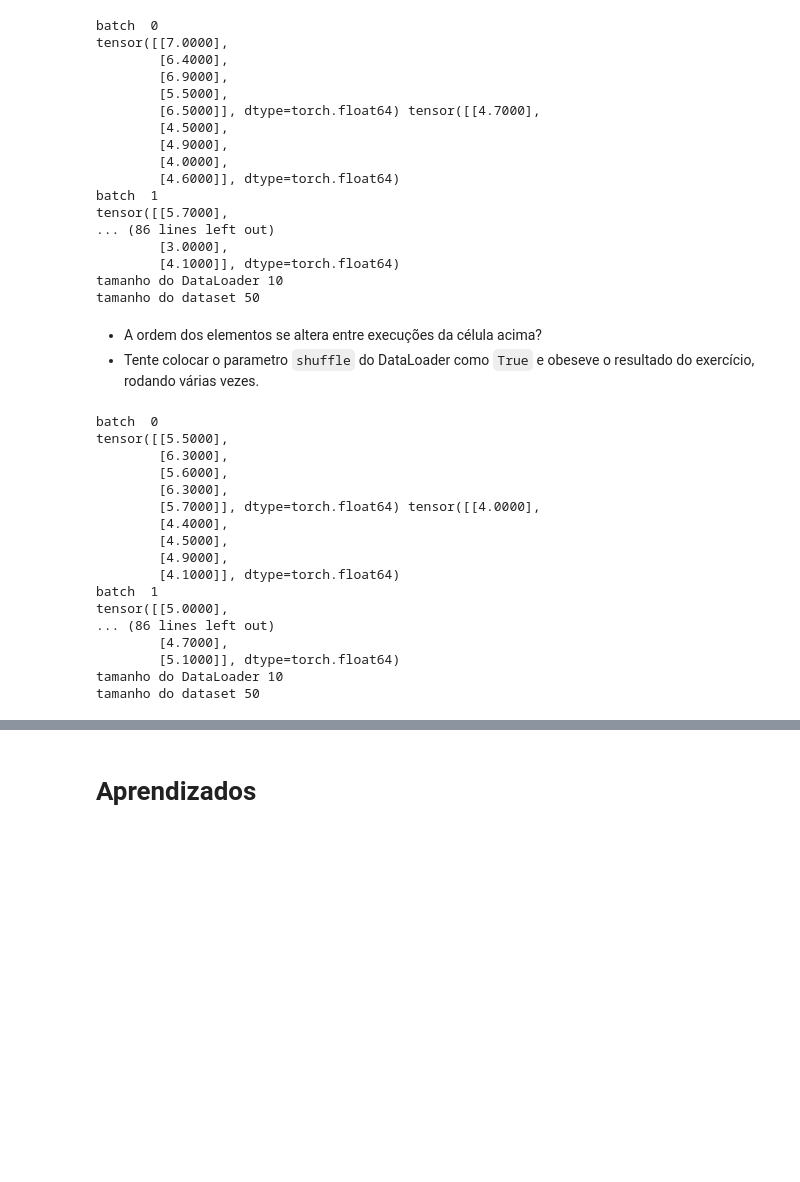
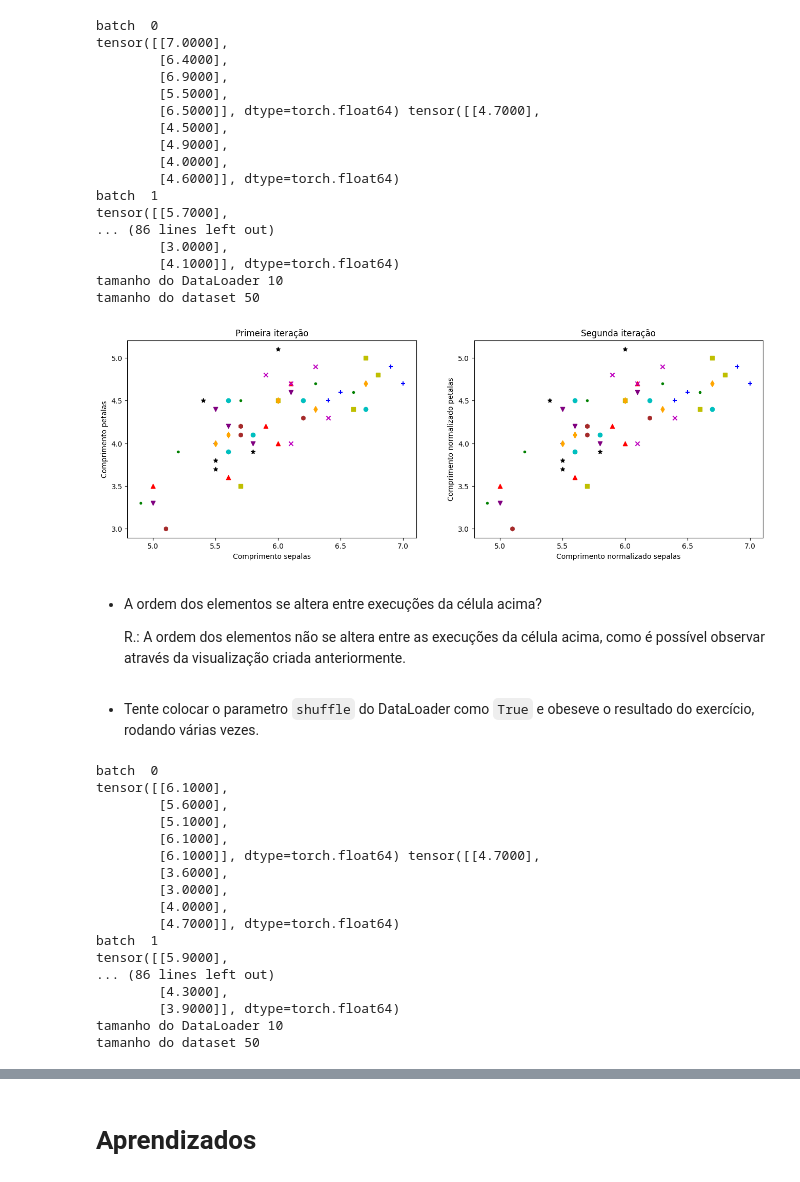
Before and after one commit to davidsonsantana89/RNA-e-Deep-Learning---CESAR-School-2023.02, a Jupyter notebook: Atividade Aula 3.3/dass_3_3_datasets_e_dataloaders.ipynb, the cells around one changed output, grey strips where cells are left out. Drawn from its saved outputs; the diff is of its cells as text; code cells hidden in the pictures; blank space fills up the shorter version.

```diff
--- a/Atividade Aula 3.3/dass_3_3_datasets_e_dataloaders.ipynb
+++ b/Atividade Aula 3.3/dass_3_3_datasets_e_dataloaders.ipynb
@@ -367,8 +367,40 @@ tensor([[5.7000],
         [4.1000]], dtype=torch.float64)
 tamanho do DataLoader 10
 tamanho do dataset 50
+# %%
+color = ["b", "g", "r", "c", "m", "y", "k", "orange", "purple", "brown"]
+mark = ['+', '.', '^', 'o', 'x', 's', '*', 'd', 'v', 'h']
+fig = plt.figure(figsize=(16,5))
+ax1 = fig.add_subplot(1,2,1)
+ax1.set_xlabel('Comprimento sepalas')
+ax1.set_ylabel('Comprimento petalas')
+ax1.set_title('Primeira iteração')
+
+for i,data in enumerate(data_loader):
+    # separa a tupla em petalas e sépalas
+    data_batch, targets_batch = data
+
+    ax1.scatter(data_batch, targets_batch, c=color[i], marker=mark[i])
+
+
+ax2 = fig.add_subplot(1,2,2)
+ax2.set_xlabel('Comprimento normalizado sepalas')
+ax2.set_ylabel('Comprimento normalizado petalas')
+ax2.set_title('Segunda iteração')
+
+for i,data in enumerate(data_loader):
+    # separa a tupla em petalas e sépalas
+    data_batch, targets_batch = data
+
+    ax2.scatter(data_batch, targets_batch, c=color[i], marker=mark[i])
+# %% [output]
+[figure, added]
+# %% [markdown]
+- A ordem dos elementos se altera entre execuções da célula acima?
+
+    R.: A ordem dos elementos não se altera entre as execuções da célula acima,
+    como é possível observar através da visualização criada anteriormente.
 # %% [markdown]
-- A ordem dos elementos se altera entre execuções da célula acima?
 - Tente colocar o parametro `shuffle` do DataLoader como `True` e obeseve o resultado do exercício, rodando várias vezes.
 # %%
 # -- Defina aqui seu DataLoader com batches de 5 elementos cada ---
@@ -390,19 +422,19 @@ print('tamanho do DataLoader', len(data_loader))
 print('tamanho do dataset', n_samples)
 # %% [output]
 batch  0
-tensor([[5.5000],
-        [6.3000],
+tensor([[6.1000],
         [5.6000],
-        [6.3000],
-        [5.7000]], dtype=torch.float64) tensor([[4.0000],
-        [4.4000],
-        [4.5000],
-        [4.9000],
-        [4.1000]], dtype=torch.float64)
+        [5.1000],
+        [6.1000],
+        [6.1000]], dtype=torch.float64) tensor([[4.7000],
+        [3.6000],
+        [3.0000],
+        [4.0000],
+        [4.7000]], dtype=torch.float64)
 batch  1
-tensor([[5.0000],
+tensor([[5.9000],
 ... (86 lines left out)
-        [4.7000],
-        [5.1000]], dtype=torch.float64)
+        [4.3000],
+        [3.9000]], dtype=torch.float64)
 tamanho do DataLoader 10
 tamanho do dataset 50
```
Also changed, not shown: parts of 3 cells of this notebook.
